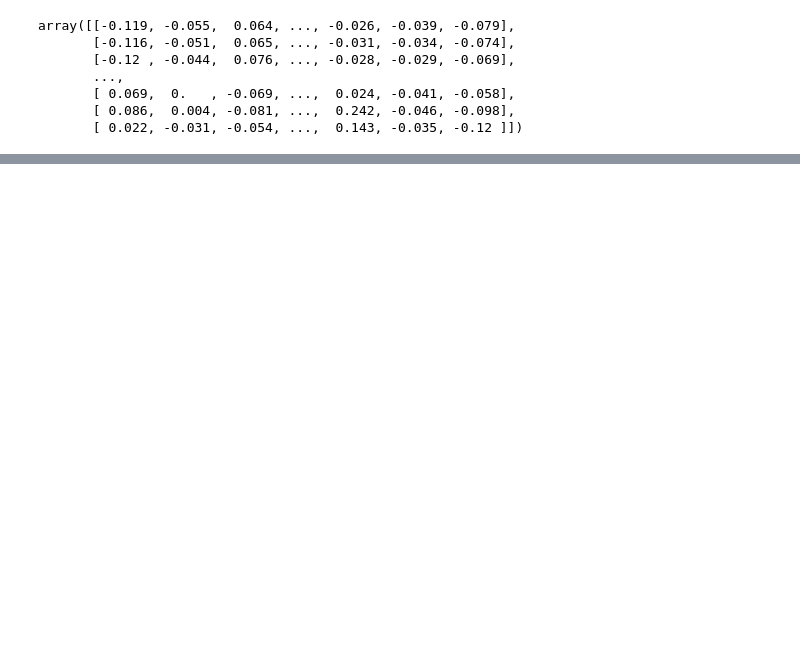
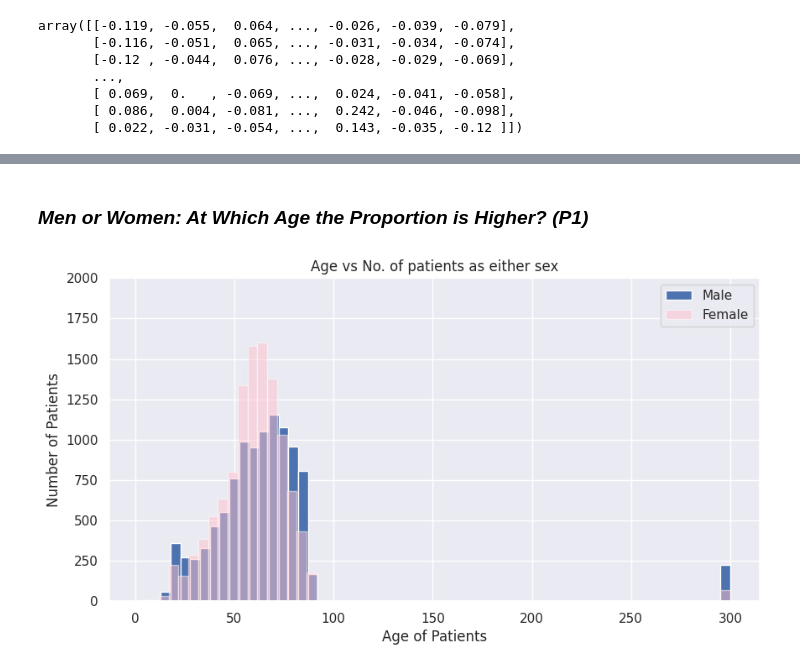
Before and after one commit to Praaathaamesh/DL-API-Management, a Jupyter notebook: Config/CDSS_DL_EDA.ipynb, the cells around one changed output, grey strips where cells are left out. Drawn from its saved outputs; the diff is of its cells as text; code cells hidden in the pictures; blank space fills up the shorter version.

```diff
--- a/Config/CDSS_DL_EDA.ipynb
+++ b/Config/CDSS_DL_EDA.ipynb
@@ -173,0 +278,22 @@ Total of 157 have 4 diagnostic superclass(es)
+# %% [markdown]
+### _Men or Women: At Which Age the Proportion is Higher? (P1)_
+# %%
+# Finding the trend Age vs Patient Number as either sex
+plt.figure(figsize=(10,5))
+plt.hist(male,
+         label = "Male",
+         bins=60)
+plt.hist(female,
+         label = "Female",
+         color = "pink",
+         alpha = 0.5,
+         bins = 60)
+plt.legend()
+plt.ylabel("Number of Patients")
+plt.xlabel("Age of Patients")
+plt.ylim(0,2000)
+plt.xticks(np.arange(0, max(male)+10, 10), minor = True)
+plt.title("Age vs No. of patients as either sex")
+plt.show()
+# %% [output]
+[figure, added]
```
Also changed, not shown: parts of 66 cells of this notebook.
